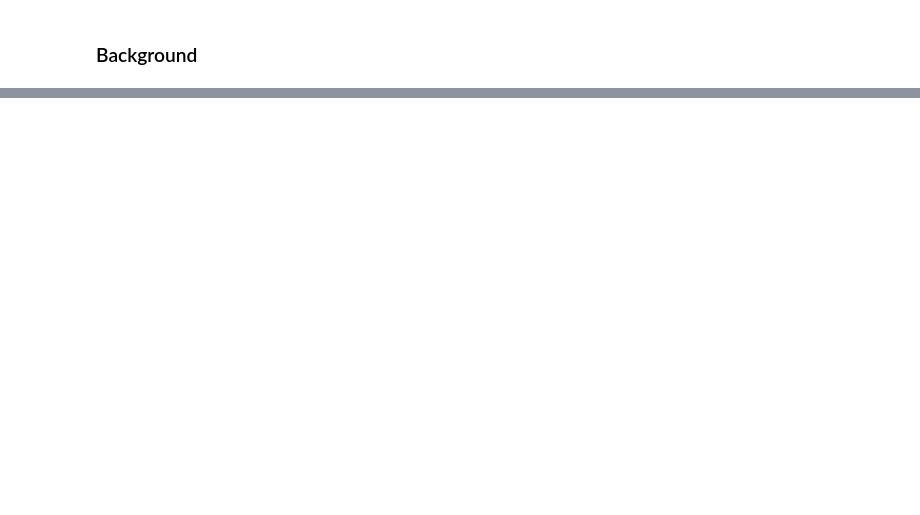
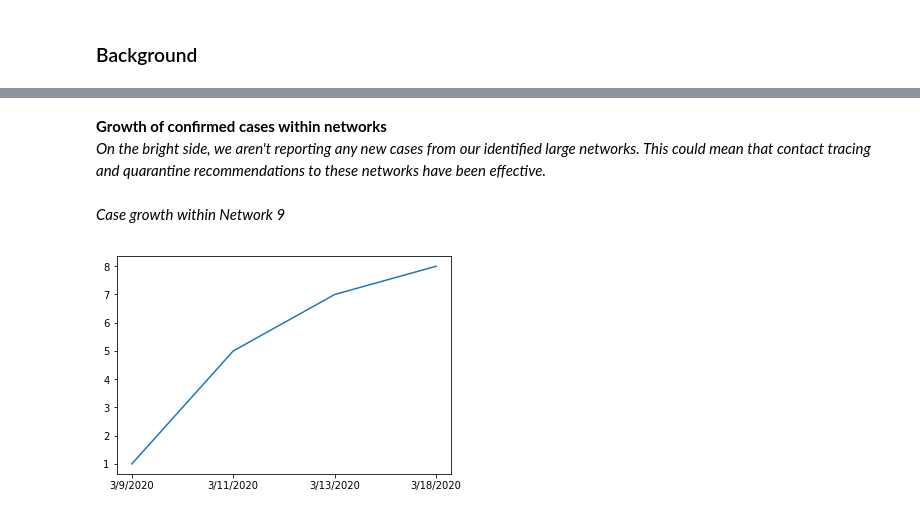
Before and after one commit to andrewnyu/analytics-projects, a Jupyter notebook: PH NCOV Network Analysis.ipynb, the cells around one changed output, grey strips where cells are left out. Cells and saved outputs as stored; diff of their text form; code cells hidden in the pictures; blank space fills up the shorter version.

```diff
--- a/PH NCOV Network Analysis.ipynb
+++ b/PH NCOV Network Analysis.ipynb
@@ -197,0 +214,9 @@ df
+# %% [markdown]
+<b>Growth of confirmed cases within networks</b>
+<br><i>On the bright side, we aren't reporting any new cases from our identified large networks. This could mean that contact tracing and quarantine recommendations to these networks have been effective. </i>
+# %% [markdown]
+<i>Case growth within Network 9</i>
+# %%
+get_case_plot(df[df['FID'].isin(comp_list[9])])
+# %% [output]
+[figure, added]
```
Also changed, not shown: parts of 11 cells of this notebook, 1 other file.
